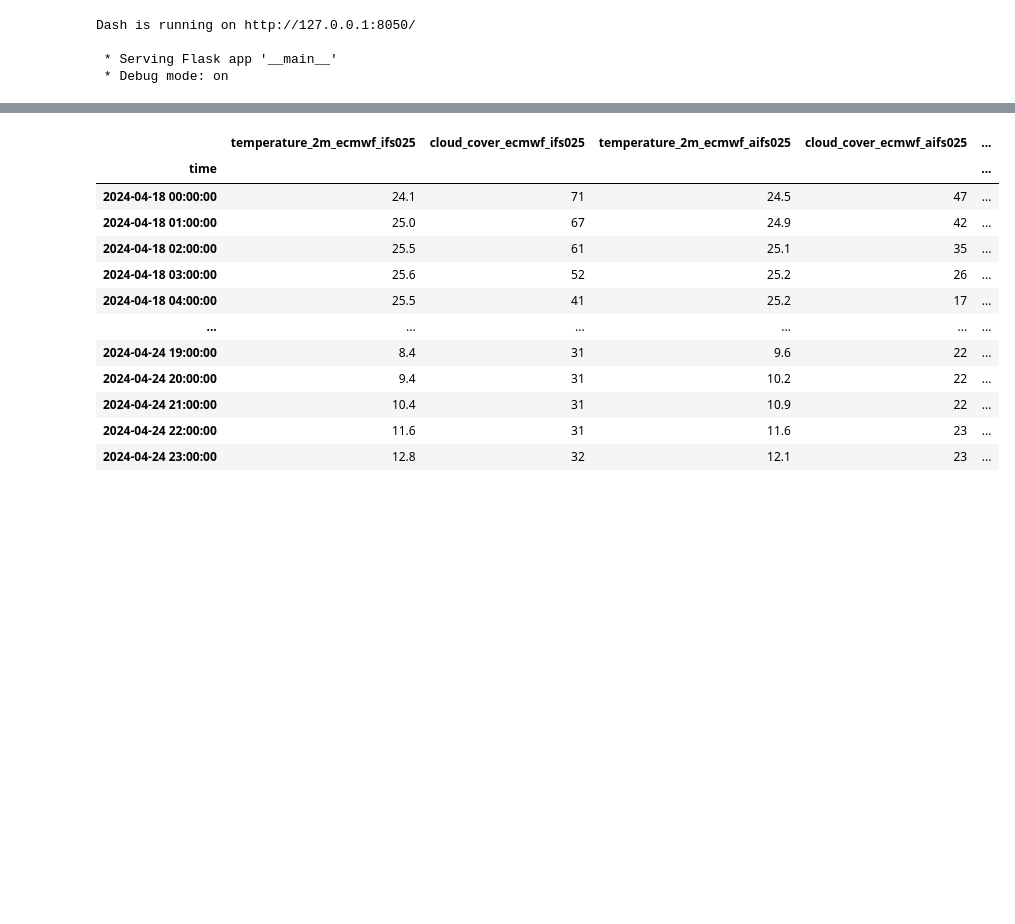
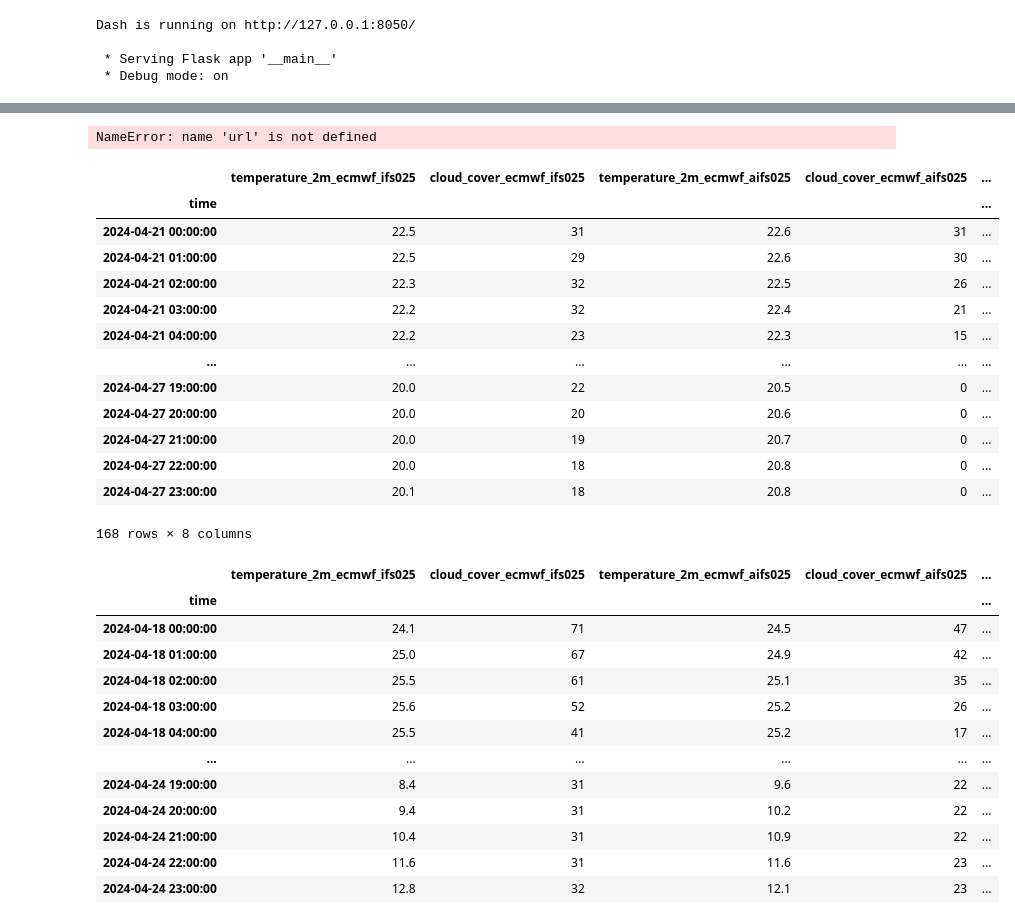
Before and after one commit to DrakonianMight/Sol_forecast, a Jupyter notebook: Solar_irr.ipynb, the cells around one changed output, grey strips where cells are left out. Drawn from its saved outputs; the diff is of its cells as text; code cells hidden in the pictures; blank space fills up the shorter version.

```diff
--- a/Solar_irr.ipynb
+++ b/Solar_irr.ipynb
@@ -138,0 +134,4 @@ DatetimeIndex(['2024-04-18 00:00:00', '2024-04-18 01:00:00',
+# %%
+url
+# %% [output]
+NameError: name 'url' is not defined
@@ -139,3 +152,26 @@ DatetimeIndex(['2024-04-18 00:00:00', '2024-04-18 01:00:00',
+# %%
+ def makeFrame(siteData):
+        mdata = pd.DataFrame(siteData['hourly'])
+        mdata.index = pd.to_datetime(mdata['time'])
+        mdata = mdata.drop('time', axis =1)
+        return mdata
+# %%
+makeFrame(data)
+# %% [output]
+|  | temperature_2m_ecmwf_ifs025 | cloud_cover_ecmwf_ifs025 | temperature_2m_ecmwf_aifs025 | cloud_cover_ecmwf_aifs025 | ... |
+| time |  |  |  |  | ... |
+| 2024-04-21 00:00:00 | 22.5 | 31 | 22.6 | 31 | ... |
+| 2024-04-21 01:00:00 | 22.5 | 29 | 22.6 | 30 | ... |
+| 2024-04-21 02:00:00 | 22.3 | 32 | 22.5 | 26 | ... |
+| 2024-04-21 03:00:00 | 22.2 | 32 | 22.4 | 21 | ... |
+| 2024-04-21 04:00:00 | 22.2 | 23 | 22.3 | 15 | ... |
+| ... | ... | ... | ... | ... | ... |
+| 2024-04-27 19:00:00 | 20.0 | 22 | 20.5 | 0 | ... |
+| 2024-04-27 20:00:00 | 20.0 | 20 | 20.6 | 0 | ... |
+| 2024-04-27 21:00:00 | 20.0 | 19 | 20.7 | 0 | ... |
+| 2024-04-27 22:00:00 | 20.0 | 18 | 20.8 | 0 | ... |
+| 2024-04-27 23:00:00 | 20.1 | 18 | 20.8 | 0 | ... |
+168 rows × 8 columns
 # %%
 data = getData(lat, lon, sites)
 # %%
```
Also changed, not shown: parts of 11 cells of this notebook, 4 other files.
